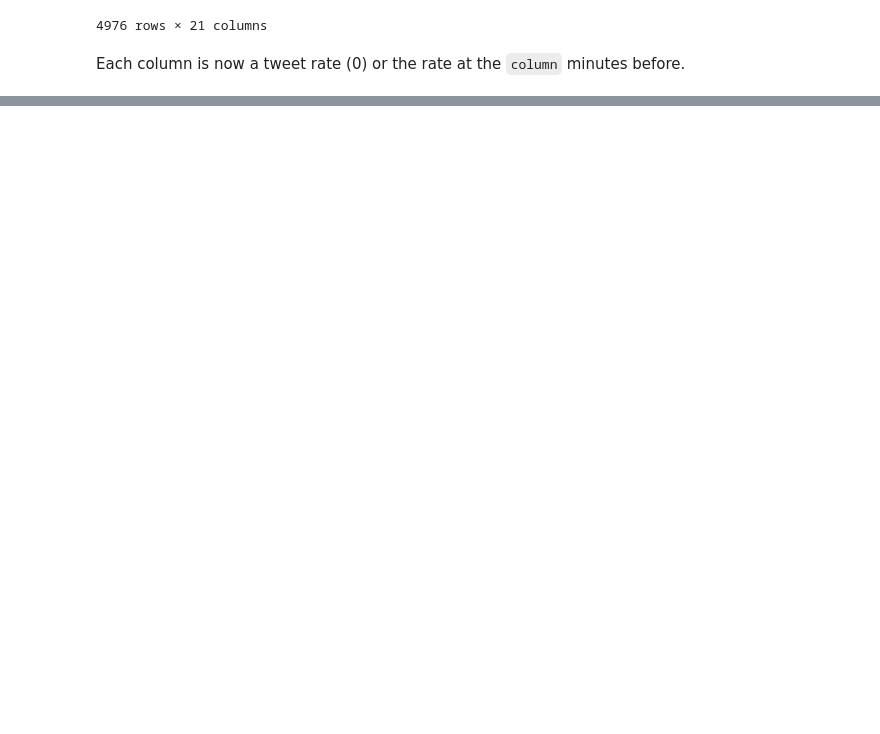
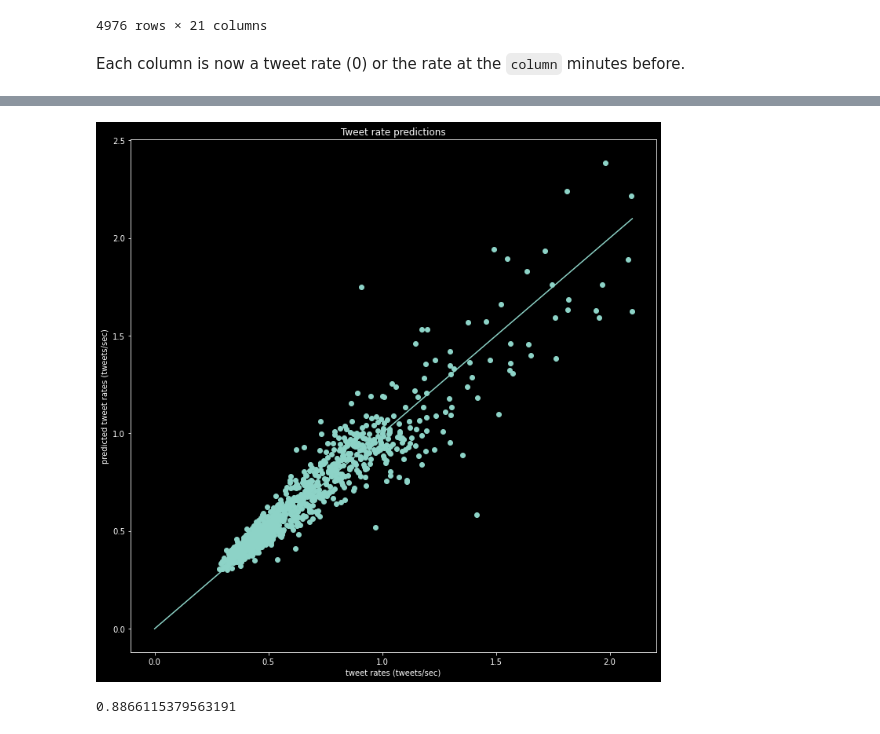
Before and after one commit to dtersegno/capstone, a Jupyter notebook: model/2_simple_nn.ipynb, the cells around one changed output, grey strips where cells are left out. Saved outputs shown, nothing was run; the diff lists cells and outputs as text; code cells hidden in the pictures; blank space fills up the shorter version.

```diff
--- a/model/2_simple_nn.ipynb
+++ b/model/2_simple_nn.ipynb
@@ -184,0 +237,20 @@ plt.plot(results)
+# %%
+# look at predictions and true values
+
+plt.figure(figsize = (12,12))
+plt.scatter( y_test,  results)
+plt.xlabel('tweet rates (tweets/sec)')
+plt.ylabel('predicted tweet rates (tweets/sec)')
+plt.plot([0, y_test.max()], [0,y_test.max()] )
+plt.title('Tweet rate predictions');
+# %% [output]
+[figure, added]
+# %%
+# get r2 for these
+y_test_2 = [ [thing] for thing in y_test]
+
+lr = LinearRegression()
+lr.fit(y_test_2, results)
+lr.score(y_test_2, results)
+# %% [output]
+0.8866115379563191
```
Also changed, not shown: parts of 17 cells of this notebook.
